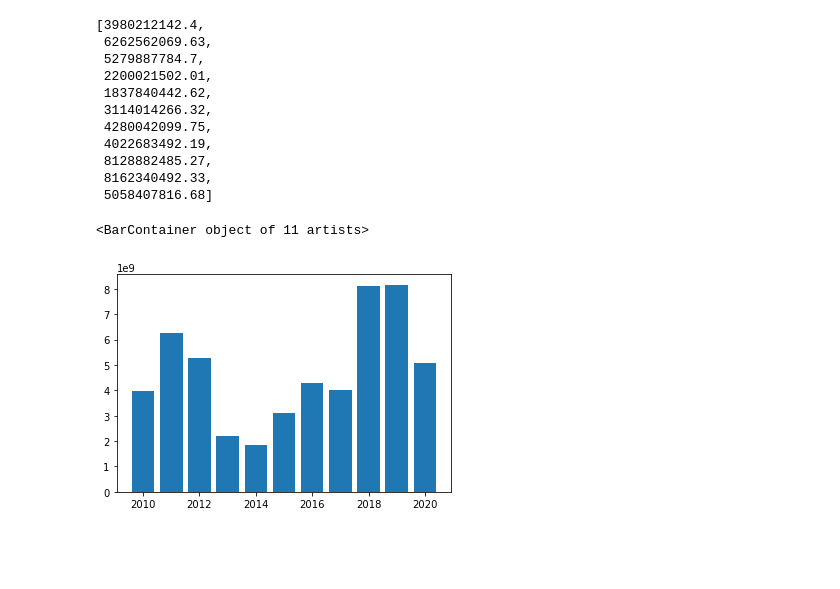
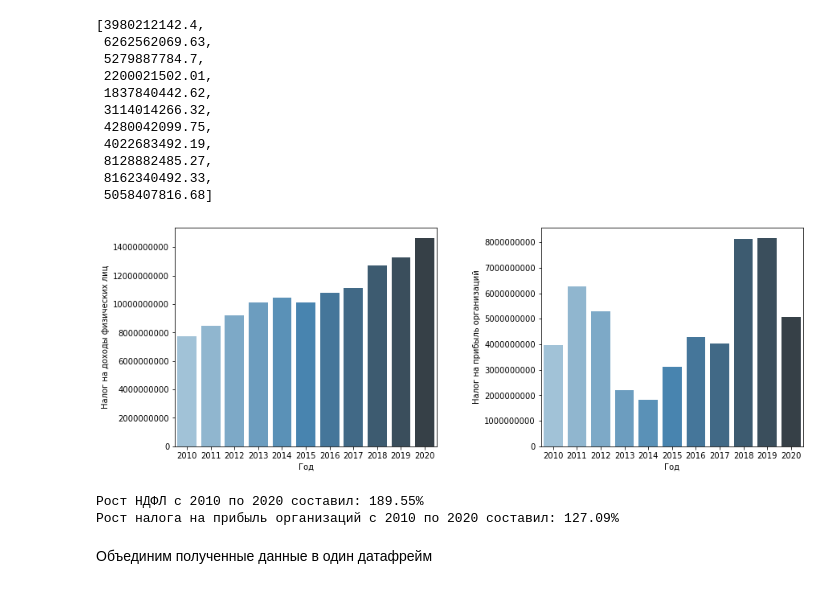
Before and after one commit to brut0/leadersofdigital_budget10, a Jupyter notebook: notebooks/extract_target.ipynb, the cells around one changed output. Drawn from its saved outputs; the diff is of its cells as text; code cells hidden in the pictures; blank space fills up the shorter version.

```diff
--- a/notebooks/extract_target.ipynb
+++ b/notebooks/extract_target.ipynb
@@ -71,10 +73,27 @@ targets_org
  8128882485.27,
  8162340492.33,
  5058407816.68]
-# %%
-plt.bar(years, targets_org)
-# %% [output]
-<BarContainer object of 11 artists>
-[figure, removed]
+# %%
+plt.figure(figsize=(14,5))
+plt.subplots_adjust(hspace=0.4, wspace=0.4)
+plt.subplot(1, 2, 1)
+g = sns.barplot(x=years, y=targets_ind, palette="Blues_d")
+g.set(xlabel='Год', ylabel=TARGET_IND)
+plt.ticklabel_format(style='plain', axis='y')
+plt.subplot(1, 2, 2)
+g = sns.barplot(x=years, y=targets_org, palette="Blues_d")
+g.set(xlabel='Год', ylabel=TARGET_ORG)
+plt.ticklabel_format(style='plain', axis='y')
+plt.show()
+# %% [output]
+[figure, added]
+# %%
+print(f"Рост НДФЛ с {AGE_BEGIN} по {AGE_END} составил: {targets_ind[AGE_END-AGE_BEGIN]/targets_ind[0]*100:.2f}%")
+print(f"Рост налога на прибыль организаций с {AGE_BEGIN} по {AGE_END} составил: {targets_org[AGE_END-AGE_BEGIN]/targets_org[0]*100:.2f}%")
+# %% [output]
+Рост НДФЛ с 2010 по 2020 составил: 189.55%
+Рост налога на прибыль организаций с 2010 по 2020 составил: 127.09%
+# %% [markdown]
+Объединим полученные данные в один датафрейм
 # %%
 df = pd.DataFrame({'Год': years, TARGET_IND: targets_ind, TARGET_ORG: targets_org})
```
Also changed, not shown: parts of 7 cells of this notebook, 7 other files.
